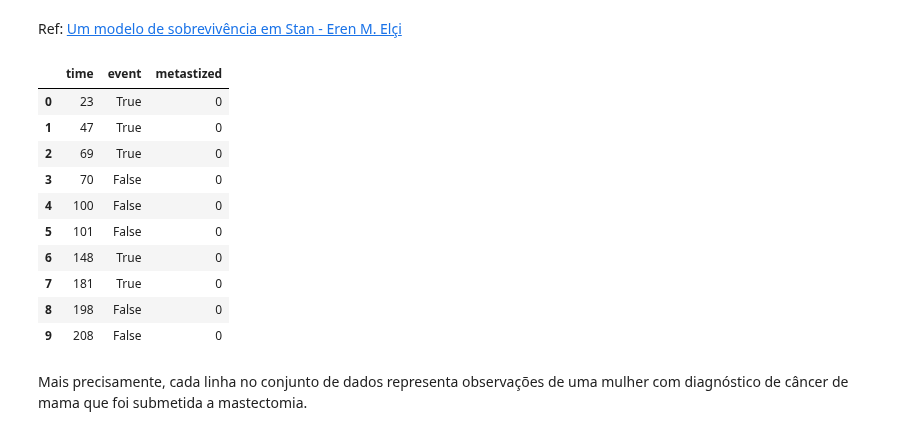
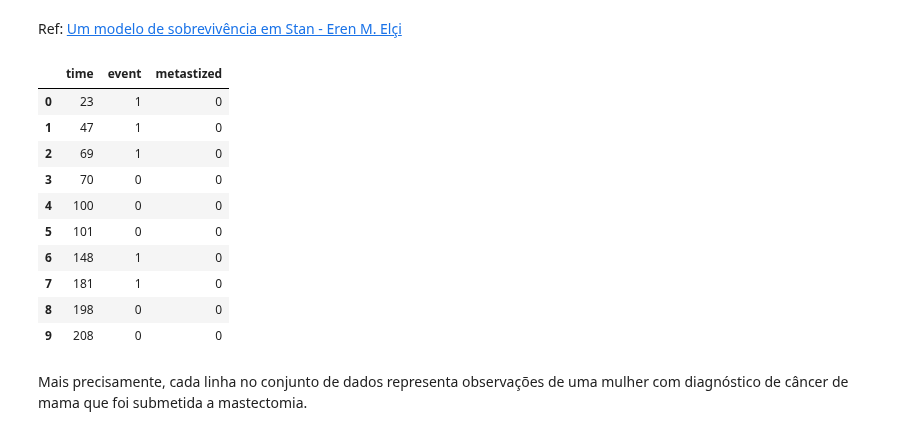
Before and after one commit to rodolphomacedo/statistical_rethinking_pt_BR, a Jupyter notebook: Survival Analysis.ipynb, the cells around one changed output. Cells and saved outputs as stored; diff of their text form; code cells hidden in the pictures.

```diff
--- a/Survival Analysis.ipynb
+++ b/Survival Analysis.ipynb
@@ -77,19 +77,20 @@ Os seguintes termos são comumente usados em análises de sobrevivência:
 Ref: [Um modelo de sobrevivência em Stan - Eren M. Elçi](https://ermeel86.github.io/case_studies/surv_stan_example.html)
 # %%
 df = pd.read_csv('./data/mastectomy.csv', sep=",")
+df['event'] = [ 1 if event_i == True else 0 for event_i in df['event'] ]
 df.head(10)
 # %% [output]
 |  | time | event | metastized |
-| 0 | 23 | True | 0 |
-| 1 | 47 | True | 0 |
-| 2 | 69 | True | 0 |
-| 3 | 70 | False | 0 |
-| 4 | 100 | False | 0 |
-| 5 | 101 | False | 0 |
-| 6 | 148 | True | 0 |
-| 7 | 181 | True | 0 |
-| 8 | 198 | False | 0 |
-| 9 | 208 | False | 0 |
+| 0 | 23 | 1 | 0 |
+| 1 | 47 | 1 | 0 |
+| 2 | 69 | 1 | 0 |
+| 3 | 70 | 0 | 0 |
+| 4 | 100 | 0 | 0 |
+| 5 | 101 | 0 | 0 |
+| 6 | 148 | 1 | 0 |
+| 7 | 181 | 1 | 0 |
+| 8 | 198 | 0 | 0 |
+| 9 | 208 | 0 | 0 |
 # %% [markdown]
 Mais precisamente, cada linha no conjunto de dados representa observações de uma mulher com diagnóstico de câncer de mama que foi submetida a mastectomia.
 # %% [markdown]
```
Also changed, not shown: parts of 8 cells of this notebook.
